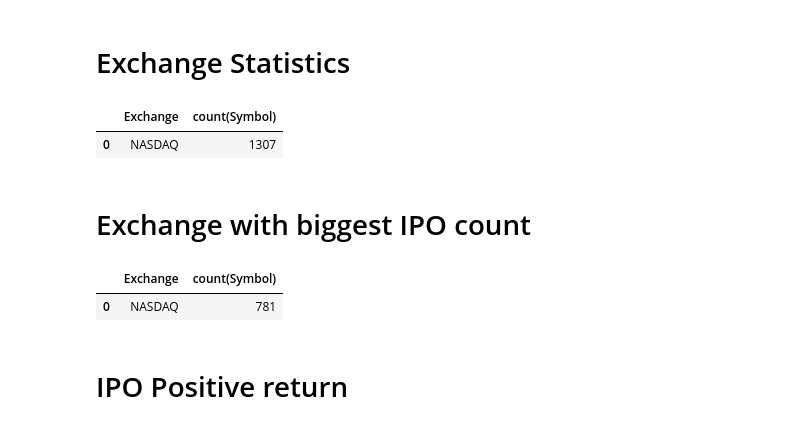
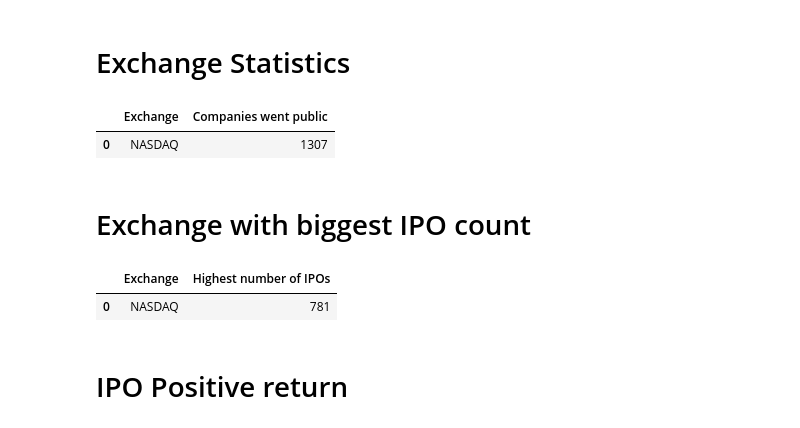
Before and after one commit to gavrilow/the-fremen, a Jupyter notebook: the-fremen.ipynb, the cells around one changed output. Cells and saved outputs as stored; diff of their text form; code cells hidden in the pictures.

```diff
--- a/the-fremen.ipynb
+++ b/the-fremen.ipynb
@@ -284,21 +284,21 @@ display(result)
 # Exchange Statistics
 # %%
 query = f"""
-Select Exchange, count(Symbol)
+Select Exchange, count(Symbol) as 'Companies went public'
 from IPO
 --where IPODate between '{start_date}' and '{end_date}'
 """
 
 result = psql.sqldf(query, locals())
 display(result)
 # %% [output]
-|  | Exchange | count(Symbol) |
+|  | Exchange | Companies went public |
 | 0 | NASDAQ | 1307 |
 # %% [markdown]
 # Exchange with biggest IPO count
 # %%
 query = f"""
-Select Exchange, count(Symbol)
+Select Exchange, count(Symbol) as 'Highest number of IPOs'
 from IPO
 --where IPODate between '{start_date}' and '{end_date}'
 group by Exchange
@@ -309,7 +309,7 @@ Limit 1
 result = psql.sqldf(query, locals())
 display(result)
 # %% [output]
-|  | Exchange | count(Symbol) |
+|  | Exchange | Highest number of IPOs |
 | 0 | NASDAQ | 781 |
 # %% [markdown]
 # IPO Positive return
```
Also changed, not shown: parts of 1 cell of this notebook.
